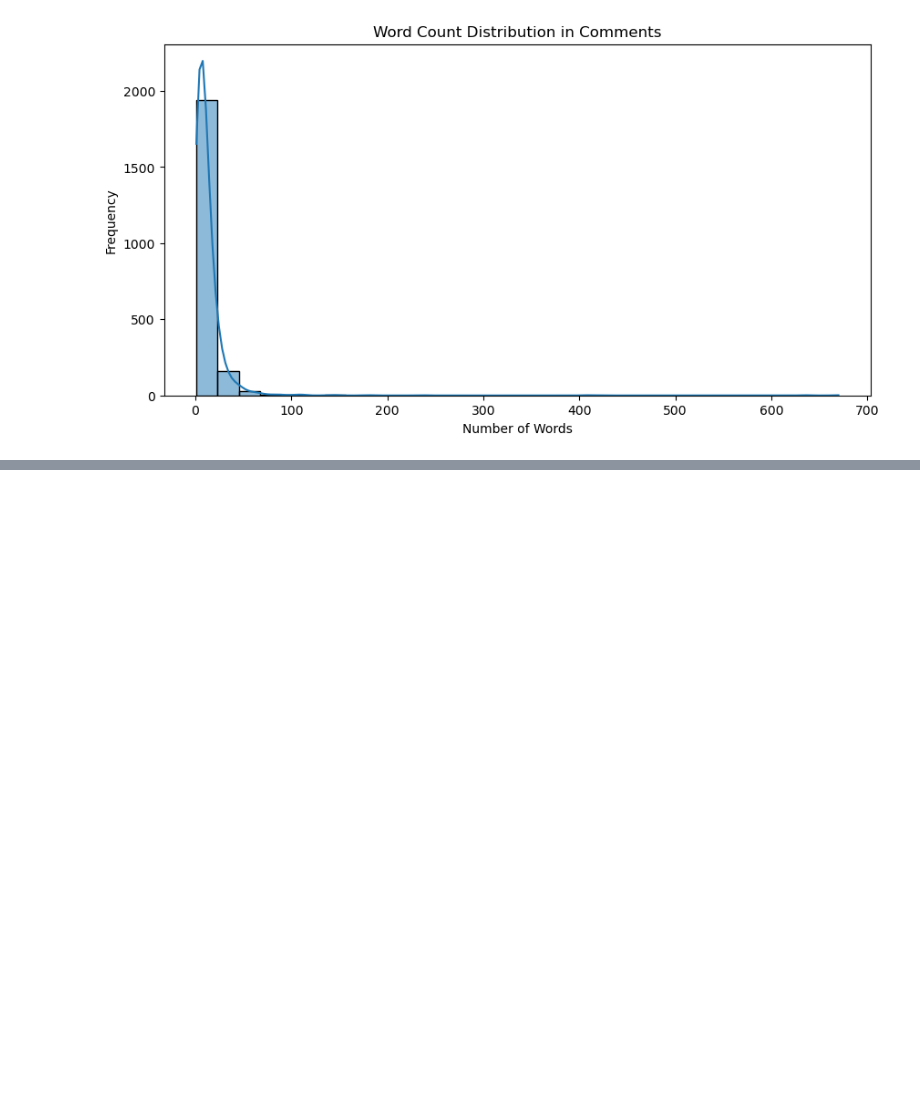
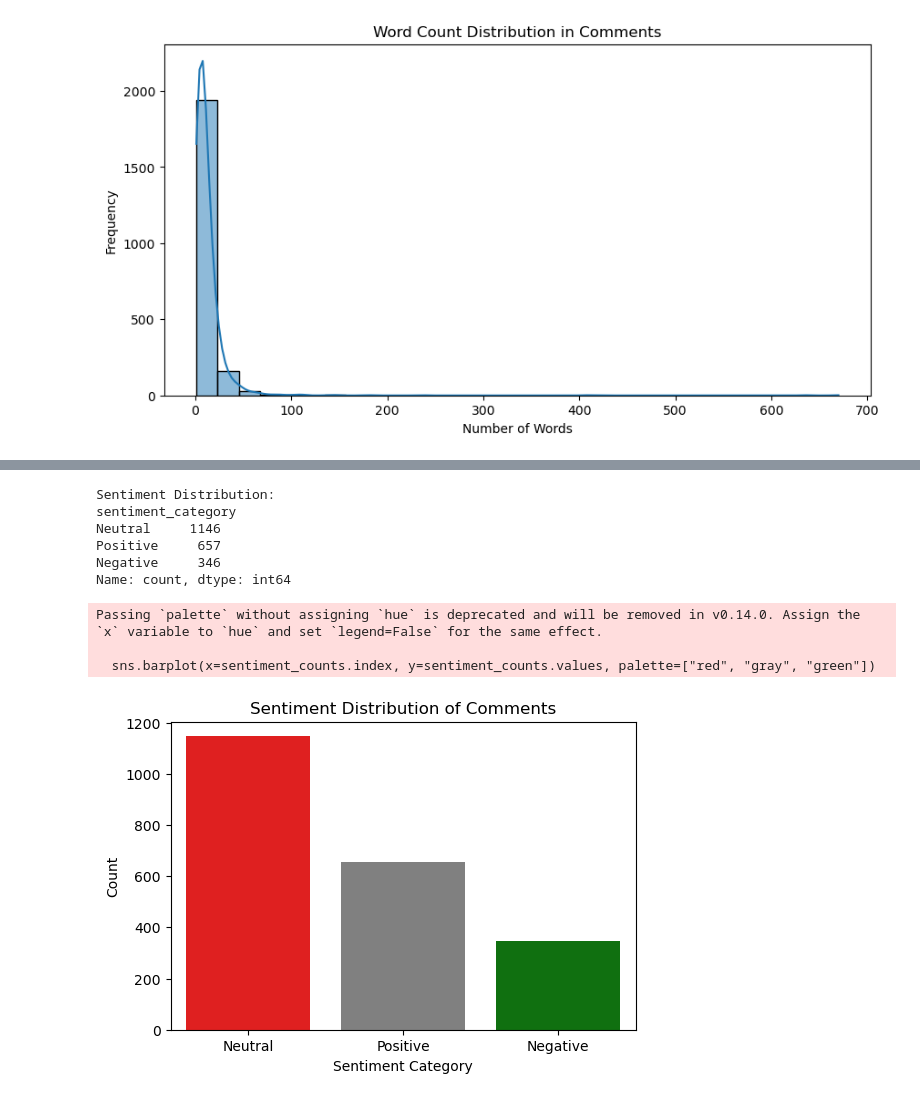
Before and after one commit to GayangaBandara/big_data_project, a Jupyter notebook: analysis/eda.ipynb, the cells around one changed output, grey strips where cells are left out. Drawn from its saved outputs; the diff is of its cells as text; code cells hidden in the pictures; blank space fills up the shorter version.

Commit message:
charts and eda

```diff
--- a/analysis/eda.ipynb
+++ b/analysis/eda.ipynb
@@ -105,0 +151,39 @@ plt.show()
+# %%
+# Categorize comments based on polarity
+def categorize_sentiment(polarity):
+    if polarity > 0:
+        return "Positive"
+    elif polarity < 0:
+        return "Negative"
+    else:
+        return "Neutral"
+
+# Apply categorization
+df["sentiment_category"] = df["polarity"].apply(categorize_sentiment)
+
+# Count distribution of sentiments
+sentiment_counts = df["sentiment_category"].value_counts()
+print("\nSentiment Distribution:")
+print(sentiment_counts)
+
+# Visualize sentiment distribution
+import seaborn as sns
+import matplotlib.pyplot as plt
+
+plt.figure(figsize=(6, 4))
+sns.barplot(x=sentiment_counts.index, y=sentiment_counts.values, palette=["red", "gray", "green"])
+plt.title("Sentiment Distribution of Comments")
+plt.xlabel("Sentiment Category")
+plt.ylabel("Count")
+plt.show()
+# %% [output]
+Sentiment Distribution:
+sentiment_category
+Neutral     1146
+Positive     657
+Negative     346
+Name: count, dtype: int64
+Passing `palette` without assigning `hue` is deprecated and will be removed in v0.14.0. Assign the `x` variable to `hue` and set `legend=False` for the same effect.
+
+  sns.barplot(x=sentiment_counts.index, y=sentiment_counts.values, palette=["red", "gray", "green"])
+[figure, added]
```
Also changed, not shown: parts of 4 cells of this notebook, 2 other files.
